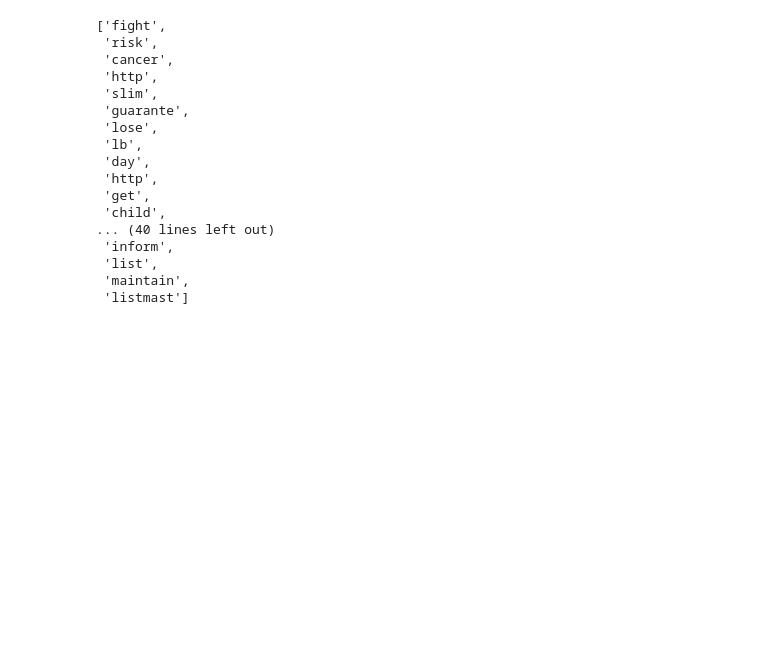
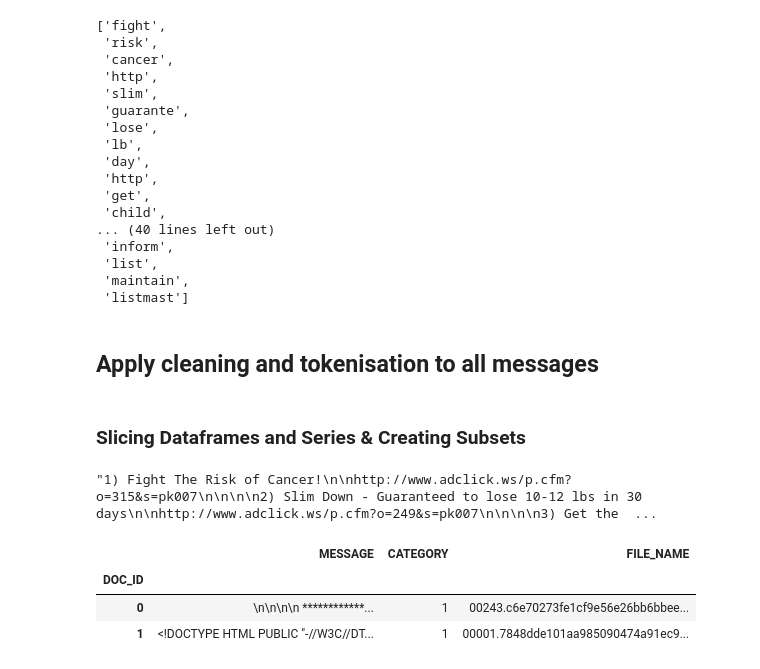
Before and after one commit to aximbr/My_IA, a Jupyter notebook: 021/06_Bayers_classifier.ipynb, the cells around one changed output. Cells and saved outputs as stored; diff of their text form; code cells hidden in the pictures; blank space fills up the shorter version.

```diff
--- a/021/06_Bayers_classifier.ipynb
+++ b/021/06_Bayers_classifier.ipynb
@@ -492,3 +510,18 @@ clean_mesg_no_html(data.at[2, 'MESSAGE'])
  'list',
  'maintain',
  'listmast']
+# %% [markdown]
+## Apply cleaning and tokenisation to all messages
+# %% [markdown]
+### Slicing Dataframes and Series & Creating Subsets
+# %%
+data.iat[2, 0]
+# %% [output]
+"1) Fight The Risk of Cancer!\n\nhttp://www.adclick.ws/p.cfm?o=315&s=pk007\n\n\n\n2) Slim Down - Guaranteed to lose 10-12 lbs in 30 days\n\nhttp://www.adclick.ws/p.cfm?o=249&s=pk007\n\n\n\n3) Get the  ...
+# %%
+data.iloc[0:2]
+# %% [output]
+|  | MESSAGE | CATEGORY | FILE_NAME |
+| DOC_ID |  |  |  |
+| 0 | \n\n\n\n ************... | 1 | 00243.c6e70273fe1cf9e56e26bb6bbee... |
+| 1 | <!DOCTYPE HTML PUBLIC "-//W3C//DT... | 1 | 00001.7848dde101aa985090474a91ec9... |
```
Also changed, not shown: parts of 8 cells of this notebook.
